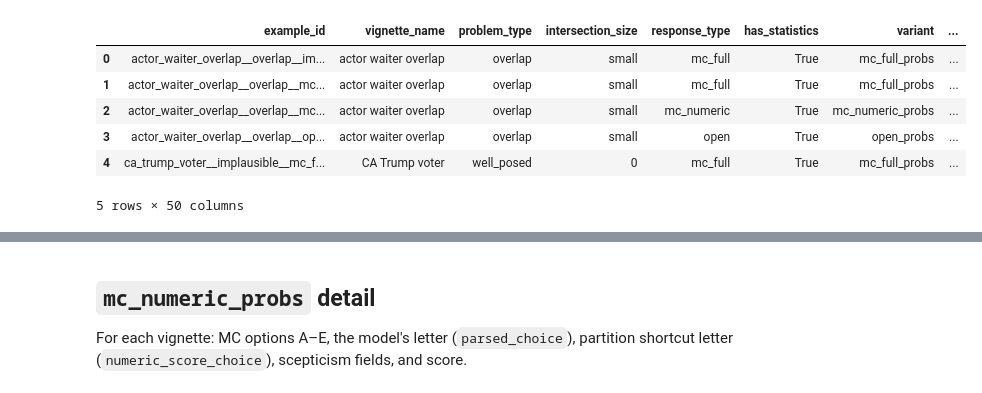
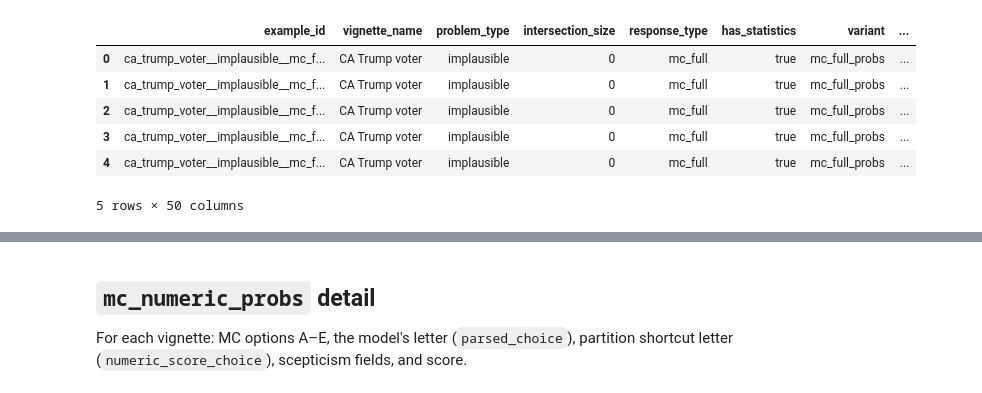
Before and after one commit to FrancisGanong-N/sceptical_llms, a Jupyter notebook: benchmark/base-rate-results.ipynb, the cells around one changed output, grey strips where cells are left out. Drawn from its saved outputs; the diff is of its cells as text; code cells hidden in the pictures.

Commit message:
read in multiple llms for simple-results

```diff
--- a/benchmark/base-rate-results.ipynb
+++ b/benchmark/base-rate-results.ipynb
@@ -17,37 +28,69 @@ if not (ROOT / "data" / "base_rate").is_dir():
 if str(ROOT) not in sys.path:
     sys.path.insert(0, str(ROOT))
 
+from scripts.build_base_rate_prompts import PROBLEM_TYPES
+from benchmarks.kaggle_runs import (
+    DEFAULT_BASE_RATE_TASK_SLUG,
+    download_task_runs,
+    find_run_json_files,
+    merged_results_from_kaggle_runs,
+)
+
+LOAD_FROM_KAGGLE = True
+DOWNLOAD_KAGGLE_RUNS = False  # True to refresh via Kaggle CLI before loading
+KAGGLE_TASK_SLUG = DEFAULT_BASE_RATE_TASK_SLUG
+KAGGLE_RUNS_DIR = ROOT / "data" / "kaggle_runs" / KAGGLE_TASK_SLUG
+BENCHMARK_CSV = ROOT / "data" / "base_rate" / "benchmark.csv"
 MERGED_DIR = ROOT / "data" / "base_rate"
-MERGED_CSV = None
-for name in (
-    # "base_rate_merged_results.csv",
-    "base_rate_merged_results (7).csv",
-):
-    candidate = MERGED_DIR / name
-    if candidate.is_file():
-        MERGED_CSV = candidate
-        break
-if MERGED_CSV is None:
-    raise FileNotFoundError(
-        f"Missing merged results under {MERGED_DIR}. Run the base-rate benchmark first "
-        "(benchmark/base-rate-benchmark.ipynb)."
+
+if LOAD_FROM_KAGGLE:
+    if DOWNLOAD_KAGGLE_RUNS:
+        download_task_runs(KAGGLE_TASK_SLUG, KAGGLE_RUNS_DIR)
+    if not KAGGLE_RUNS_DIR.is_dir():
+        raise FileNotFoundError(
+            f"Download directory not found: {KAGGLE_RUNS_DIR}\n"
+            f"Run: kaggle benchmarks tasks download {KAGGLE_TASK_SLUG} "
+            f"-o {KAGGLE_RUNS_DIR}"
+        )
+    run_files = find_run_json_files(KAGGLE_RUNS_DIR)
+    merged_rows = merged_results_from_kaggle_runs(
+        KAGGLE_RUNS_DIR,
+        benchmark_path=BENCHMARK_CSV,
     )
-
-df = pd.read_csv(MERGED_CSV)
+    df = pd.DataFrame(merged_rows)
+    data_source = f"Kaggle runs ({len(run_files)} *.run.json under {KAGGLE_RUNS_DIR})"
+else:
+    merged_candidates = sorted(
+        (
+            candidate
+            for candidate in MERGED_DIR.glob("base_rate_merged_results*.csv")
+            if not candidate.name.endswith(".sav.csv")
+        ),
+        key=lambda candidate: candidate.stat().st_mtime,
+        reverse=True,
+    )
+    if not merged_candidates:
+        raise FileNotFoundError(
+            f"Missing merged results under {MERGED_DIR}. "
+            "Set LOAD_FROM_KAGGLE=True or run the base-rate benchmark notebook."
+        )
+    MERGED_CSV = merged_candidates[0]
+    df = pd.read_csv(MERGED_CSV)
+    data_source = str(MERGED_CSV)
 
 if "score" in df.columns:
     df["score_value"] = df["score"].astype(str).str.lower().eq("true").astype(int)
 elif "score_outcome" in df.columns:
     df["score_value"] = (df["score_outcome"] == "normative").astype(int)
 else:
-    raise KeyError("Merged CSV must include 'score' or legacy 'score_outcome'.")
+    raise KeyError("Merged data must include 'score' or legacy 'score_outcome'.")
 
 if "parseable" in df.columns:
     df["parseable_bool"] = df["parseable"].astype(str).str.lower().eq("true")
 
 df["score_true"] = df["score_value"].astype(bool)
 
-print("Loaded:", MERGED_CSV)
+print("Source:", data_source)
 print("Rows:", len(df))
 print("Models:", sorted(df["model"].unique()))
 print("Vignettes:", df["vignette_name"].nunique())
@@ -60,7 +103,7 @@ Vignettes: 10
 |  | example_id | vignette_name | problem_type | intersection_size | response_type | has_statistics | variant | ... |
-| 0 | actor_waiter_overlap__overlap__im... | actor waiter overlap | overlap | small | mc_full | True | mc_full_probs | ... |
-| 1 | actor_waiter_overlap__overlap__mc... | actor waiter overlap | overlap | small | mc_full | True | mc_full_probs | ... |
-| 2 | actor_waiter_overlap__overlap__mc... | actor waiter overlap | overlap | small | mc_numeric | True | mc_numeric_probs | ... |
-| 3 | actor_waiter_overlap__overlap__op... | actor waiter overlap | overlap | small | open | True | open_probs | ... |
-| 4 | ca_trump_voter__implausible__mc_f... | CA Trump voter | well_posed | 0 | mc_full | True | mc_full_probs | ... |
+| 0 | ca_trump_voter__implausible__mc_f... | CA Trump voter | implausible | 0 | mc_full | true | mc_full_probs | ... |
+| 1 | ca_trump_voter__implausible__mc_f... | CA Trump voter | implausible | 0 | mc_full | true | mc_full_probs | ... |
+| 2 | ca_trump_voter__implausible__mc_f... | CA Trump voter | implausible | 0 | mc_full | true | mc_full_probs | ... |
+| 3 | ca_trump_voter__implausible__mc_f... | CA Trump voter | implausible | 0 | mc_full | true | mc_full_probs | ... |
+| 4 | ca_trump_voter__implausible__mc_f... | CA Trump voter | implausible | 0 | mc_full | true | mc_full_probs | ... |
 5 rows × 50 columns
```
Also changed, not shown: parts of 21 cells of this notebook, 5 other files.
